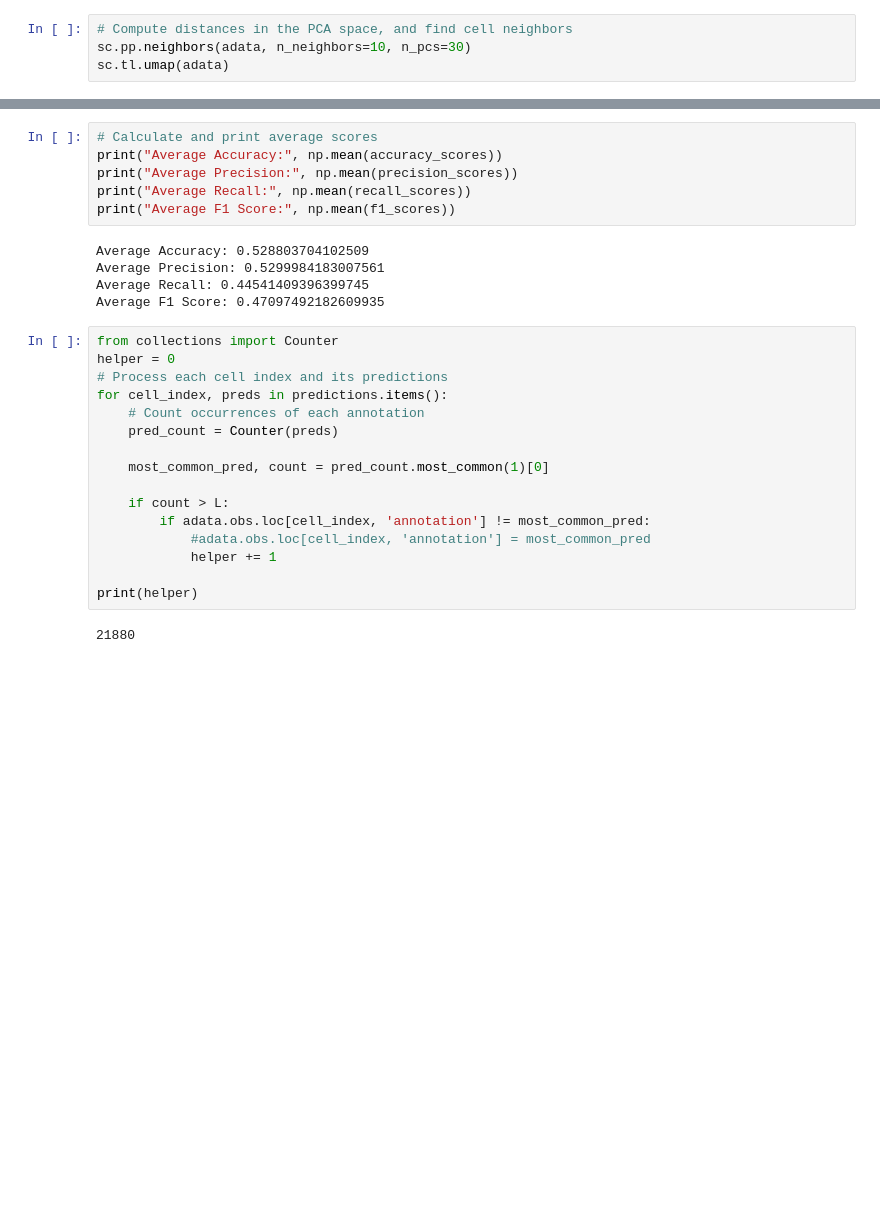
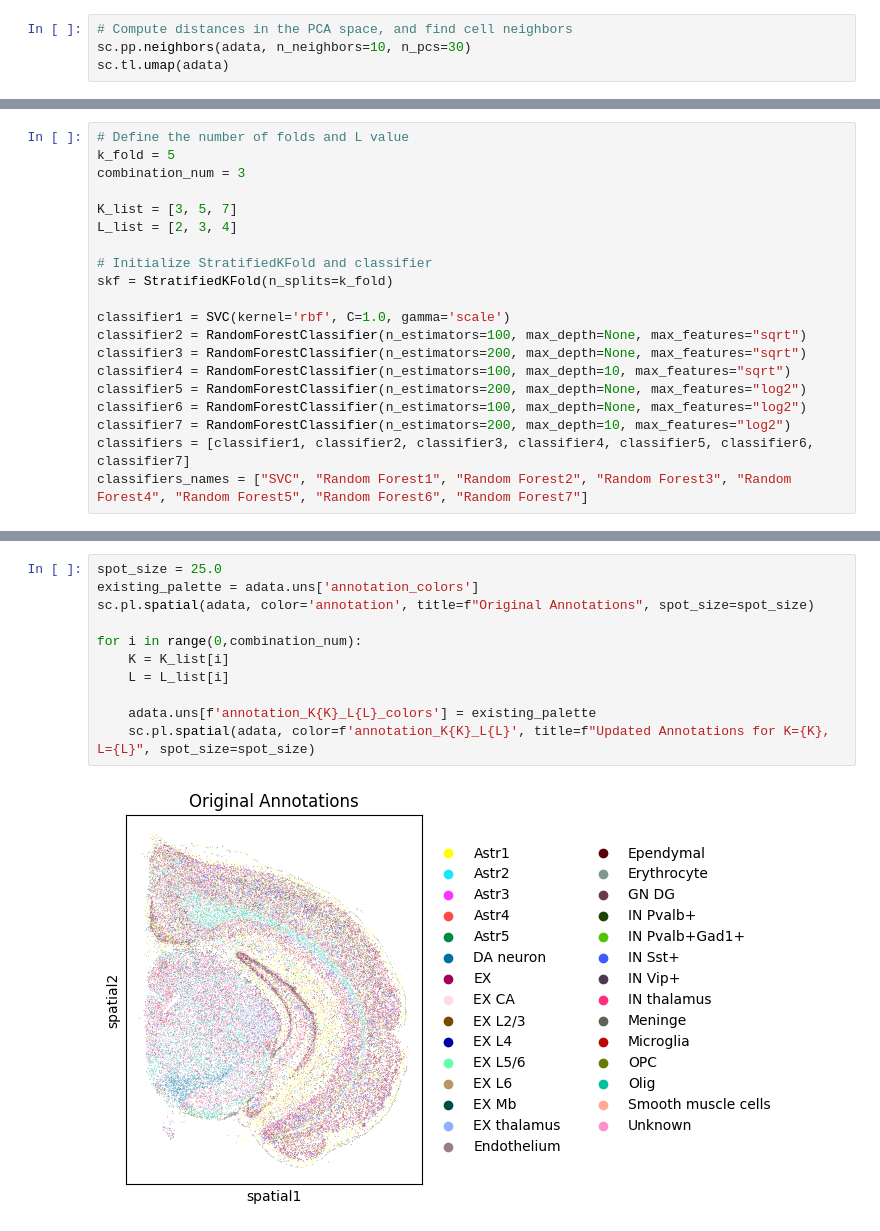
Before and after one commit to RixRasa/Genomics, a Jupyter notebook: BrainEmbryo.ipynb, the cells around one changed output, grey strips where cells are left out. Drawn from its saved outputs; the diff is of its cells as text; blank space fills up the shorter version.

Commit message:
all cells executed

```diff
--- a/BrainEmbryo.ipynb
+++ b/BrainEmbryo.ipynb
@@ -111 +79,21 @@ f1_scores = []
+# %%
+# Define the number of folds and L value
+k_fold = 5
+combination_num = 3
+
+K_list = [3, 5, 7]
+L_list = [2, 3, 4]
+
+# Initialize StratifiedKFold and classifier
+skf = StratifiedKFold(n_splits=k_fold)
+
+classifier1 = SVC(kernel='rbf', C=1.0, gamma='scale')
+classifier2 = RandomForestClassifier(n_estimators=100, max_depth=None, max_features="sqrt")
+classifier3 = RandomForestClassifier(n_estimators=200, max_depth=None, max_features="sqrt")
+classifier4 = RandomForestClassifier(n_estimators=100, max_depth=10, max_features="sqrt")
+classifier5 = RandomForestClassifier(n_estimators=200, max_depth=None, max_features="log2")
+classifier6 = RandomForestClassifier(n_estimators=100, max_depth=None, max_features="log2")
+classifier7 = RandomForestClassifier(n_estimators=200, max_depth=10, max_features="log2")
+classifiers = [classifier1, classifier2, classifier3, classifier4, classifier5, classifier6, classifier7]
+classifiers_names = ["SVC", "Random Forest1", "Random Forest2", "Random Forest3", "Random Forest4", "Random Forest5", "Random Forest6", "Random Forest7"]
 # %%
@@ -151,29 +193,13 @@ KeyboardInterrupt:
-# %%
-# Calculate and print average scores
-print("Average Accuracy:", np.mean(accuracy_scores))
-print("Average Precision:", np.mean(precision_scores))
-print("Average Recall:", np.mean(recall_scores))
-print("Average F1 Score:", np.mean(f1_scores))
-# %% [output]
-Average Accuracy: 0.528803704102509
-Average Precision: 0.5299984183007561
-Average Recall: 0.44541409396399745
-Average F1 Score: 0.47097492182609935
-# %%
-from collections import Counter
-helper = 0
-# Process each cell index and its predictions
-for cell_index, preds in predictions.items():
-    # Count occurrences of each annotation
-    pred_count = Counter(preds)
-
-    most_common_pred, count = pred_count.most_common(1)[0]
-
-    if count > L:
-        if adata.obs.loc[cell_index, 'annotation'] != most_common_pred:
-            #adata.obs.loc[cell_index, 'annotation'] = most_common_pred
-            helper += 1
-
-print(helper)
-# %% [output]
-21880
+# %%
+spot_size = 25.0
+existing_palette = adata.uns['annotation_colors']
+sc.pl.spatial(adata, color='annotation', title=f"Original Annotations", spot_size=spot_size)
+
+for i in range(0,combination_num):
+    K = K_list[i]
+    L = L_list[i]
+
+    adata.uns[f'annotation_K{K}_L{L}_colors'] = existing_palette
+    sc.pl.spatial(adata, color=f'annotation_K{K}_L{L}', title=f"Updated Annotations for K={K}, L={L}", spot_size=spot_size)
+# %% [output]
+[figure, added]
```
Also changed, not shown: parts of 12 cells of this notebook, 2 other files.
